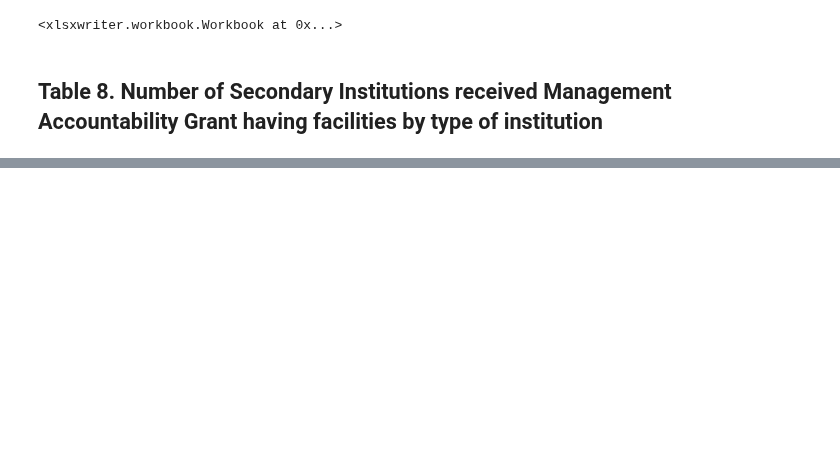
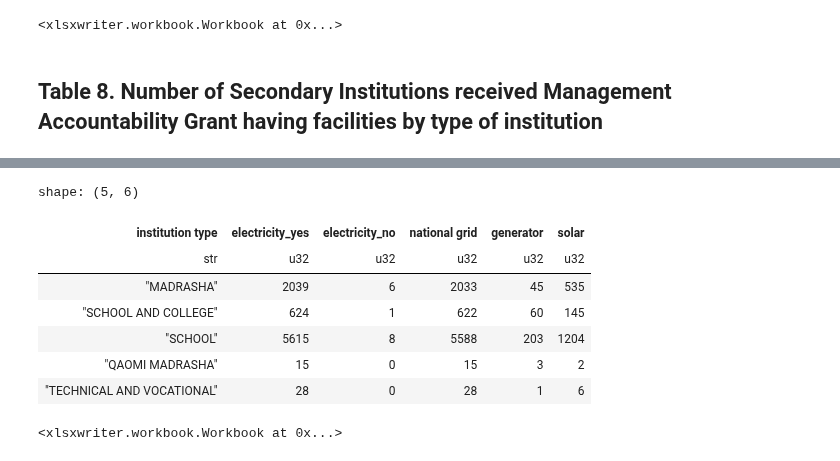
Before and after one commit to monjurmorshed793/sedp-reports, a Jupyter notebook: src/sedp_reports/pbgsi-report.ipynb, the cells around one changed output, grey strips where cells are left out. Saved outputs shown, nothing was run; the diff lists cells and outputs as text; code cells hidden in the pictures; blank space fills up the shorter version.

```diff
--- a/src/sedp_reports/pbgsi-report.ipynb
+++ b/src/sedp_reports/pbgsi-report.ipynb
@@ -537,0 +653,30 @@ report7_df.write_excel('output/table7.xlsx')
+# %%
+from generate.general_information import GENERALIZED_INSTITUTION_TYPE_NAME_EN, HAS_ELECTRICITY, NATIONAL_GRID, GENERATOR, SOLAR
+
+result11 = (
+    general_information.lazy()
+    .group_by(pl.col(GENERALIZED_INSTITUTION_TYPE_NAME_EN).alias('institution type'))
+    .agg([
+        (pl.col(HAS_ELECTRICITY)==1).sum().alias('electricity_yes'),
+        (pl.col(HAS_ELECTRICITY)==0).sum().alias('electricity_no'),
+        (pl.col(NATIONAL_GRID)==1).sum().alias('national grid'),
+        (pl.col(GENERATOR)==1).sum().alias('generator'),
+        (pl.col(SOLAR)==1).sum().alias('solar')
+    ])
+)
+
+result11_df = result11.collect()
+result11_df.head(10)
+# %% [output]
+shape: (5, 6)
+| institution type | electricity_yes | electricity_no | national grid | generator | solar |
+| str | u32 | u32 | u32 | u32 | u32 |
+| "MADRASHA" | 2039 | 6 | 2033 | 45 | 535 |
+| "SCHOOL AND COLLEGE" | 624 | 1 | 622 | 60 | 145 |
+| "SCHOOL" | 5615 | 8 | 5588 | 203 | 1204 |
+| "QAOMI MADRASHA" | 15 | 0 | 15 | 3 | 2 |
+| "TECHNICAL AND VOCATIONAL" | 28 | 0 | 28 | 1 | 6 |
+# %%
+result11_df.write_excel('output/table11.xlsx')
+# %% [output]
+<xlsxwriter.workbook.Workbook at 0x...>
```
Also changed, not shown: parts of 20 cells of this notebook.
